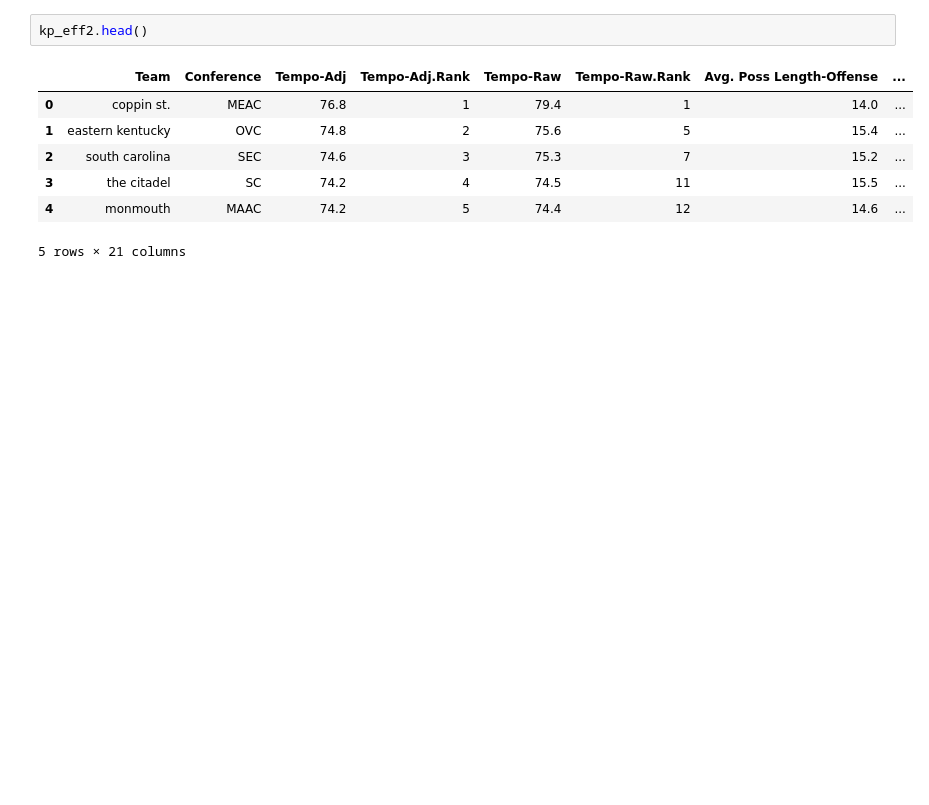
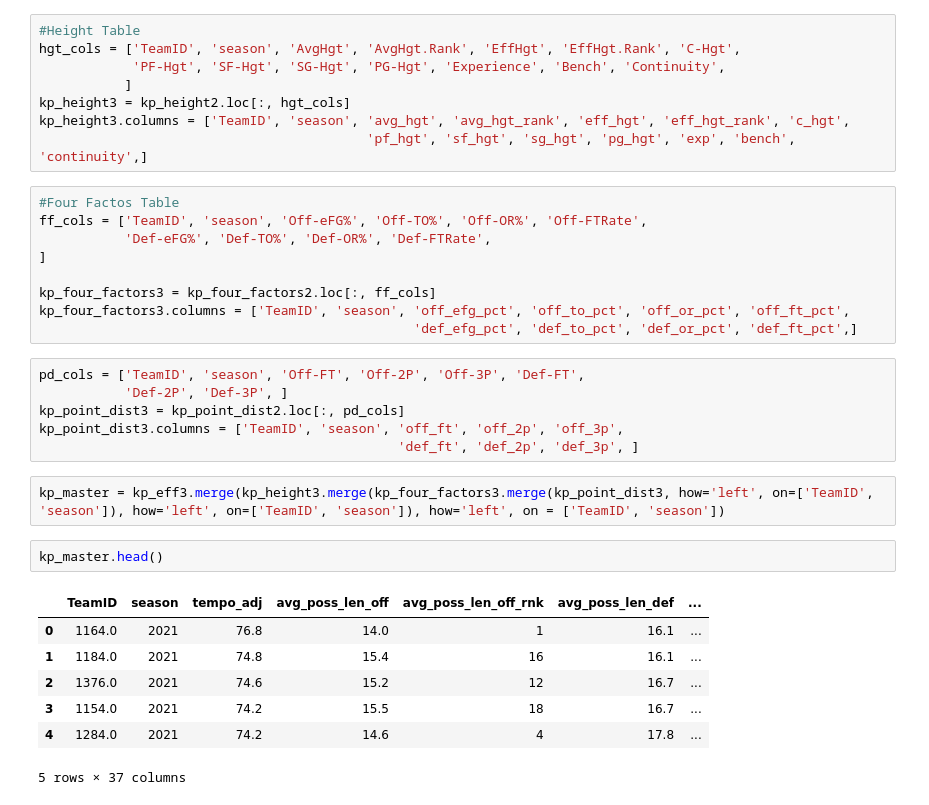
Before and after one commit to slex2/NCAAM, a Jupyter notebook: training_set.ipynb, the cells around one changed output. Saved outputs shown, nothing was run; the diff lists cells and outputs as text; blank space fills up the shorter version.

```diff
--- a/training_set.ipynb
+++ b/training_set.ipynb
@@ -17,10 +34,35 @@ kp_four_factors2 = kp_four_factors.merge(spelling, how='left', left_on = 'Team',
+# %%
+#Height Table
+hgt_cols = ['TeamID', 'season', 'AvgHgt', 'AvgHgt.Rank', 'EffHgt', 'EffHgt.Rank', 'C-Hgt',
+            'PF-Hgt', 'SF-Hgt', 'SG-Hgt', 'PG-Hgt', 'Experience', 'Bench', 'Continuity',
+           ]
+kp_height3 = kp_height2.loc[:, hgt_cols]
+kp_height3.columns = ['TeamID', 'season', 'avg_hgt', 'avg_hgt_rank', 'eff_hgt', 'eff_hgt_rank', 'c_hgt',
+                                          'pf_hgt', 'sf_hgt', 'sg_hgt', 'pg_hgt', 'exp', 'bench', 'continuity',]
+# %%
+#Four Factos Table
+ff_cols = ['TeamID', 'season', 'Off-eFG%', 'Off-TO%', 'Off-OR%', 'Off-FTRate',
+           'Def-eFG%', 'Def-TO%', 'Def-OR%', 'Def-FTRate',
+]
+
+kp_four_factors3 = kp_four_factors2.loc[:, ff_cols]
+kp_four_factors3.columns = ['TeamID', 'season', 'off_efg_pct', 'off_to_pct', 'off_or_pct', 'off_ft_pct',
+                                                'def_efg_pct', 'def_to_pct', 'def_or_pct', 'def_ft_pct',]
+# %%
+pd_cols = ['TeamID', 'season', 'Off-FT', 'Off-2P', 'Off-3P', 'Def-FT',
+           'Def-2P', 'Def-3P', ]
+kp_point_dist3 = kp_point_dist2.loc[:, pd_cols]
+kp_point_dist3.columns = ['TeamID', 'season', 'off_ft', 'off_2p', 'off_3p',
+                                              'def_ft', 'def_2p', 'def_3p', ]
+# %%
+kp_master = kp_eff3.merge(kp_height3.merge(kp_four_factors3.merge(kp_point_dist3, how='left', on=['TeamID', 'season']), how='left', on=['TeamID', 'season']), how='left', on = ['TeamID', 'season'])
 # %%
-kp_eff2.head()
+kp_master.head()
 # %% [output]
-|  | Team | Conference | Tempo-Adj | Tempo-Adj.Rank | Tempo-Raw | Tempo-Raw.Rank | Avg. Poss Length-Offense | ... |
-| 0 | coppin st. | MEAC | 76.8 | 1 | 79.4 | 1 | 14.0 | ... |
-| 1 | eastern kentucky | OVC | 74.8 | 2 | 75.6 | 5 | 15.4 | ... |
-| 2 | south carolina | SEC | 74.6 | 3 | 75.3 | 7 | 15.2 | ... |
-| 3 | the citadel | SC | 74.2 | 4 | 74.5 | 11 | 15.5 | ... |
-| 4 | monmouth | MAAC | 74.2 | 5 | 74.4 | 12 | 14.6 | ... |
+|  | TeamID | season | tempo_adj | avg_poss_len_off | avg_poss_len_off_rnk | avg_poss_len_def | ... |
+| 0 | 1164.0 | 2021 | 76.8 | 14.0 | 1 | 16.1 | ... |
+| 1 | 1184.0 | 2021 | 74.8 | 15.4 | 16 | 16.1 | ... |
+| 2 | 1376.0 | 2021 | 74.6 | 15.2 | 12 | 16.7 | ... |
+| 3 | 1154.0 | 2021 | 74.2 | 15.5 | 18 | 16.7 | ... |
+| 4 | 1284.0 | 2021 | 74.2 | 14.6 | 4 | 17.8 | ... |
-5 rows × 21 columns
+5 rows × 37 columns
```
Also changed, not shown: parts of 30 cells of this notebook, 7 other files.
